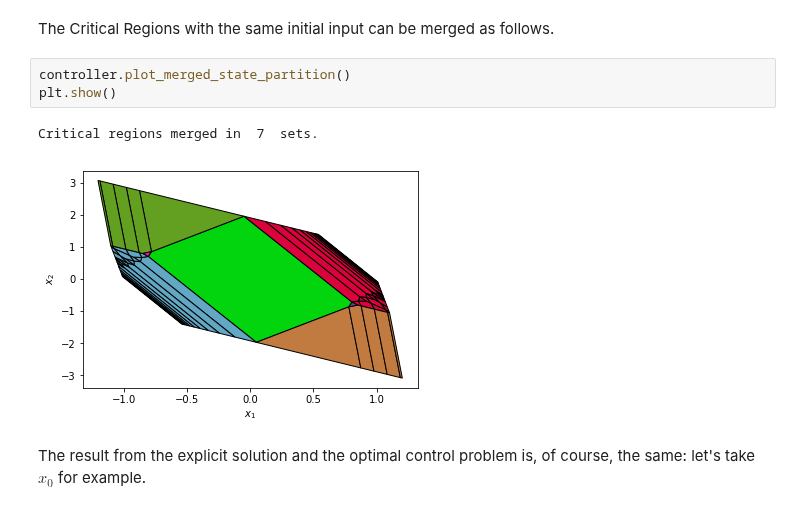
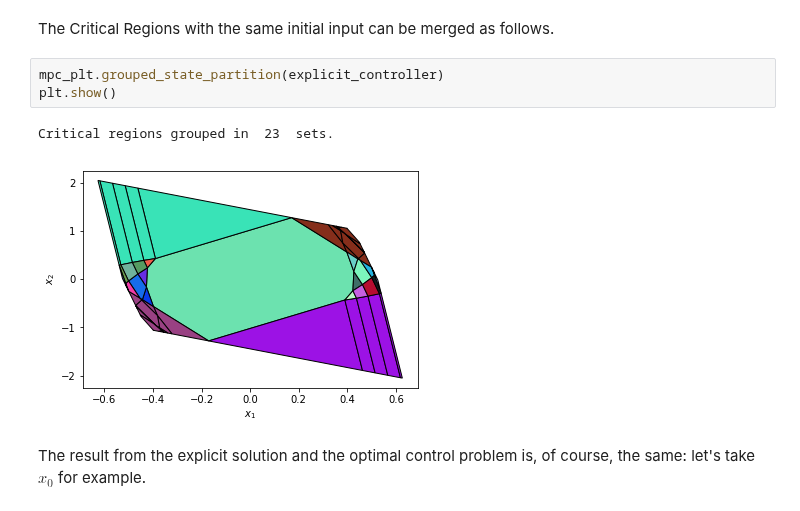
Before and after one commit to TobiaMarcucci/pympc, a Jupyter notebook: inverted_pendulum_demo.ipynb, the cells around one changed output. Saved outputs shown, nothing was run; the diff lists cells and outputs as text.

```diff
--- a/inverted_pendulum_demo.ipynb
+++ b/inverted_pendulum_demo.ipynb
@@ -141,11 +144,11 @@ plt.show()
 # %% [markdown]
 The Critical Regions with the same initial input can be merged as follows.
-# %%
-controller.plot_merged_state_partition()
-plt.show()
-# %% [output]
-Critical regions merged in  7  sets.
-[figure, removed]
+# %%
+mpc_plt.grouped_state_partition(explicit_controller)
+plt.show()
+# %% [output]
+Critical regions grouped in  23  sets.
+[figure, added]
 # %% [markdown]
 The result from the explicit solution and the optimal control problem is, of course, the same: let's take $x_0$ for example.
 # %%
```
Also changed, not shown: parts of 15 cells of this notebook, 7 other files.
